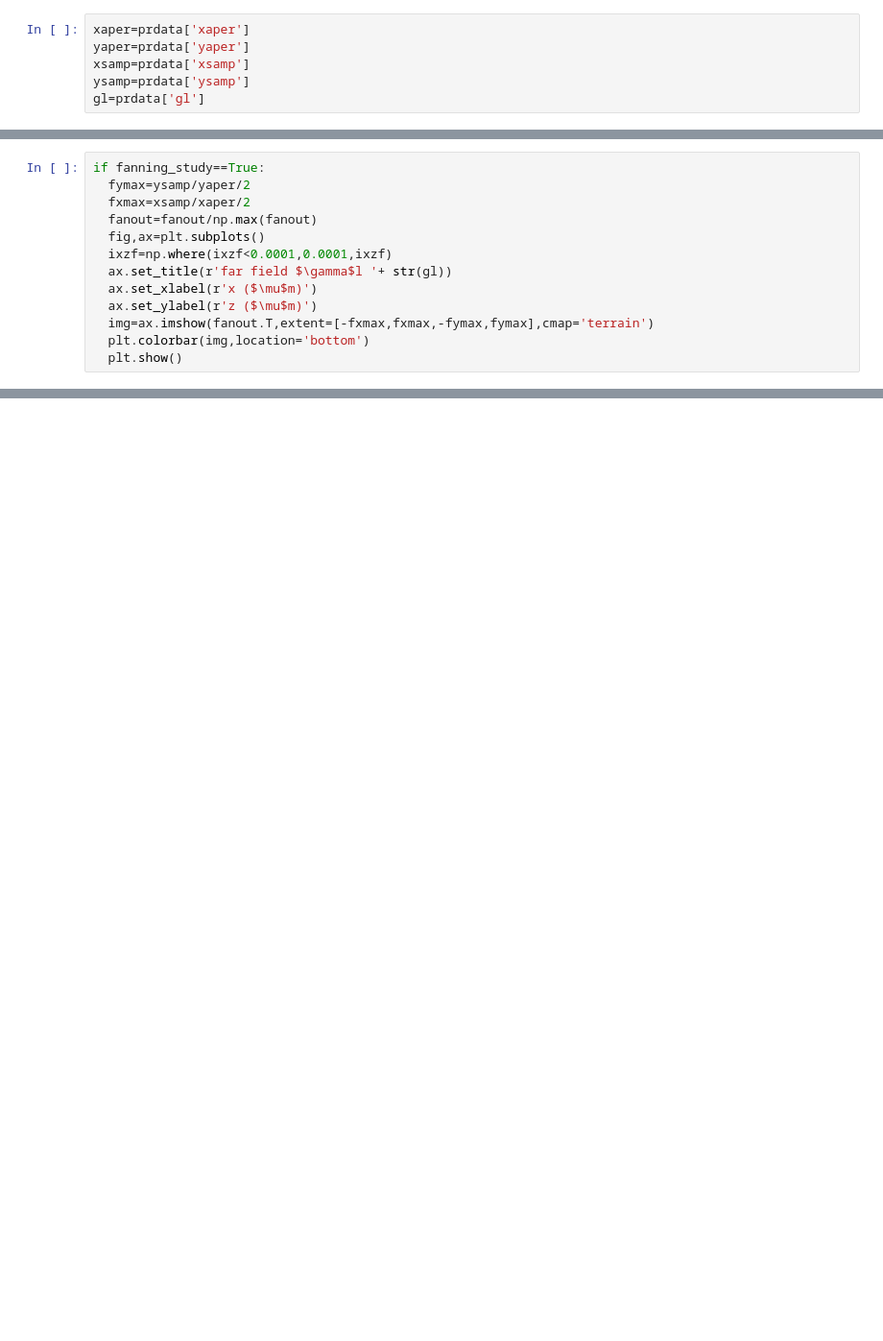
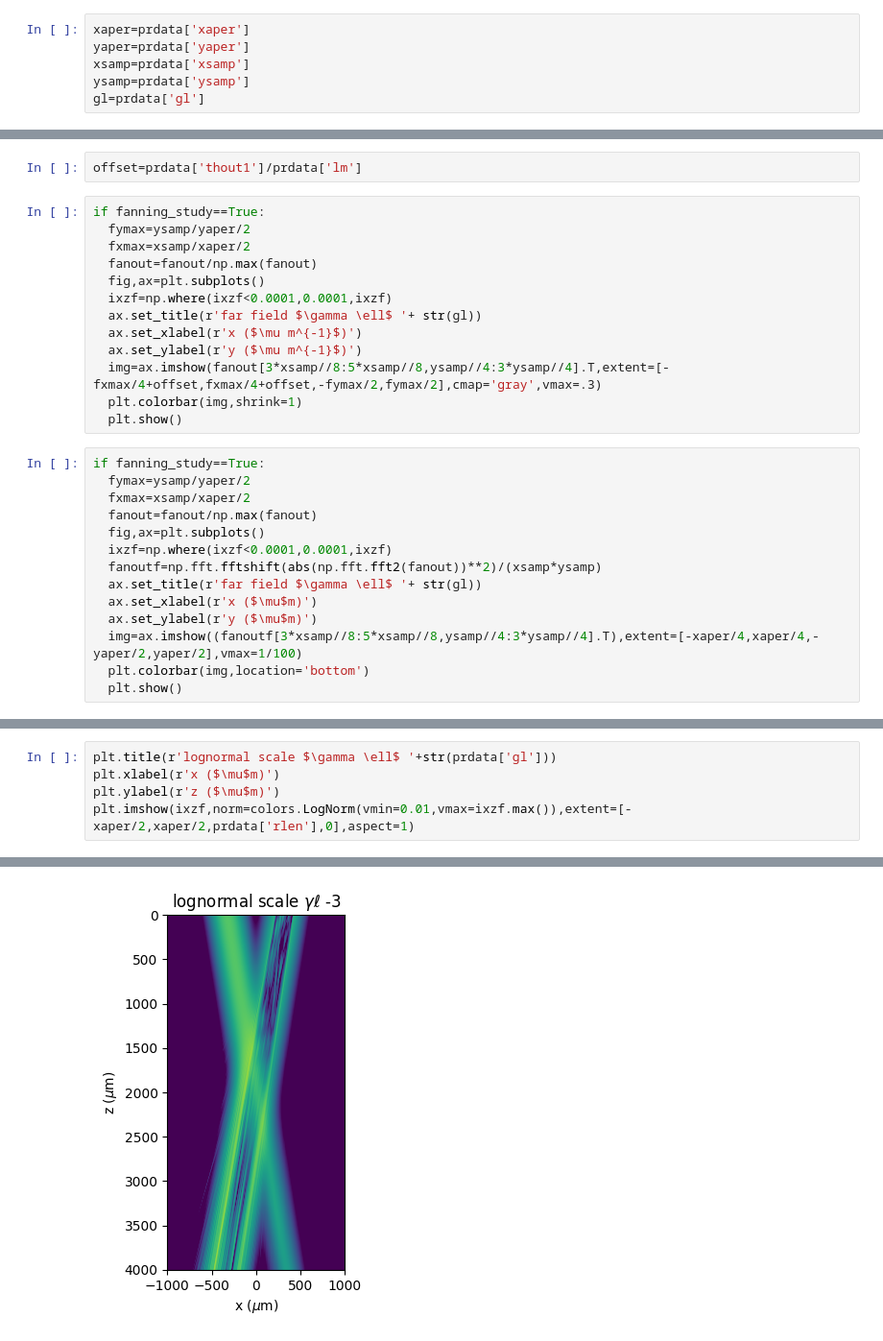
Before and after one commit to mcroning/Nonlinear-Beam-Propagation, a Jupyter notebook: PRcoupler_reader.ipynb, the cells around one changed output, grey strips where cells are left out. Shown at 96% size. Drawn from its saved outputs; the diff is of its cells as text; blank space fills up the shorter version.

```diff
--- a/PRcoupler_reader.ipynb
+++ b/PRcoupler_reader.ipynb
@@ -59,3 +65,5 @@ plt.show()
+# %%
+offset=prdata['thout1']/prdata['lm']
 # %%
 if fanning_study==True:
   fymax=ysamp/yaper/2
@@ -63,9 +71,23 @@ if fanning_study==True:
   fanout=fanout/np.max(fanout)
   fig,ax=plt.subplots()
   ixzf=np.where(ixzf<0.0001,0.0001,ixzf)
-  ax.set_title(r'far field $\gamma$l '+ str(gl))
-  ax.set_xlabel(r'x ($\mu$m)')
-  ax.set_ylabel(r'z ($\mu$m)')
-  img=ax.imshow(fanout.T,extent=[-fxmax,fxmax,-fymax,fymax],cmap='terrain')
-  plt.colorbar(img,location='bottom')
+  ax.set_title(r'far field $\gamma \ell$ '+ str(gl))
+  ax.set_xlabel(r'x ($\mu m^{-1}$)')
+  ax.set_ylabel(r'y ($\mu m^{-1}$)')
+  img=ax.imshow(fanout[3*xsamp//8:5*xsamp//8,ysamp//4:3*ysamp//4].T,extent=[-fxmax/4+offset,fxmax/4+offset,-fymax/2,fymax/2],cmap='gray',vmax=.3)
+  plt.colorbar(img,shrink=1)
   plt.show()
+# %%
+if fanning_study==True:
+  fymax=ysamp/yaper/2
+  fxmax=xsamp/xaper/2
+  fanout=fanout/np.max(fanout)
+  fig,ax=plt.subplots()
+  ixzf=np.where(ixzf<0.0001,0.0001,ixzf)
+  fanoutf=np.fft.fftshift(abs(np.fft.fft2(fanout))**2)/(xsamp*ysamp)
+  ax.set_title(r'far field $\gamma \ell$ '+ str(gl))
+  ax.set_xlabel(r'x ($\mu$m)')
+  ax.set_ylabel(r'y ($\mu$m)')
+  img=ax.imshow((fanoutf[3*xsamp//8:5*xsamp//8,ysamp//4:3*ysamp//4].T),extent=[-xaper/4,xaper/4,-yaper/2,yaper/2],vmax=1/100)
+  plt.colorbar(img,location='bottom')
+  plt.show()
@@ -71,0 +99,6 @@ if fanning_study==True:
+# %%
+plt.title(r'lognormal scale $\gamma \ell$ '+str(prdata['gl']))
+plt.xlabel(r'x ($\mu$m)')
+plt.ylabel(r'z ($\mu$m)')
+plt.imshow(ixzf,norm=colors.LogNorm(vmin=0.01,vmax=ixzf.max()),extent=[-xaper/2,xaper/2,prdata['rlen'],0],aspect=1)
+# %% [output]
@@ -72,3 +106,4 @@ if fanning_study==True:
+[figure, added]
 # %%
 prdata
 # %% [output]
```
Also changed, not shown: parts of 7 cells of this notebook.
